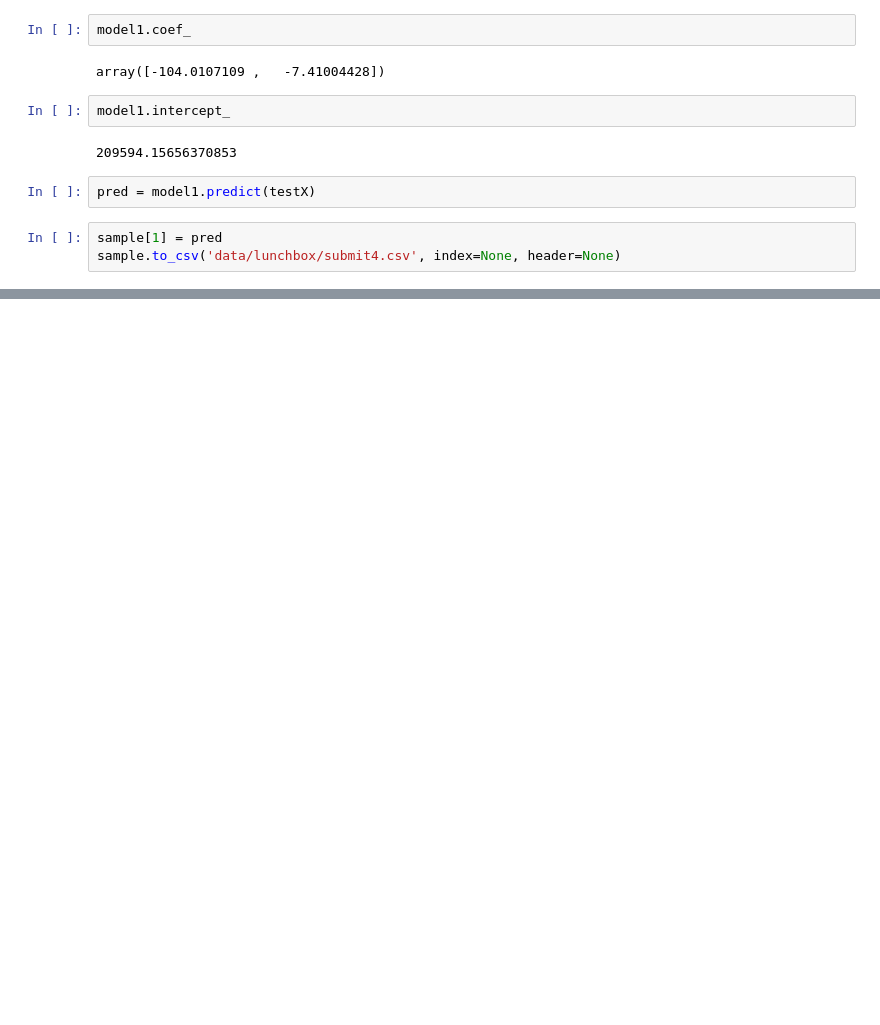
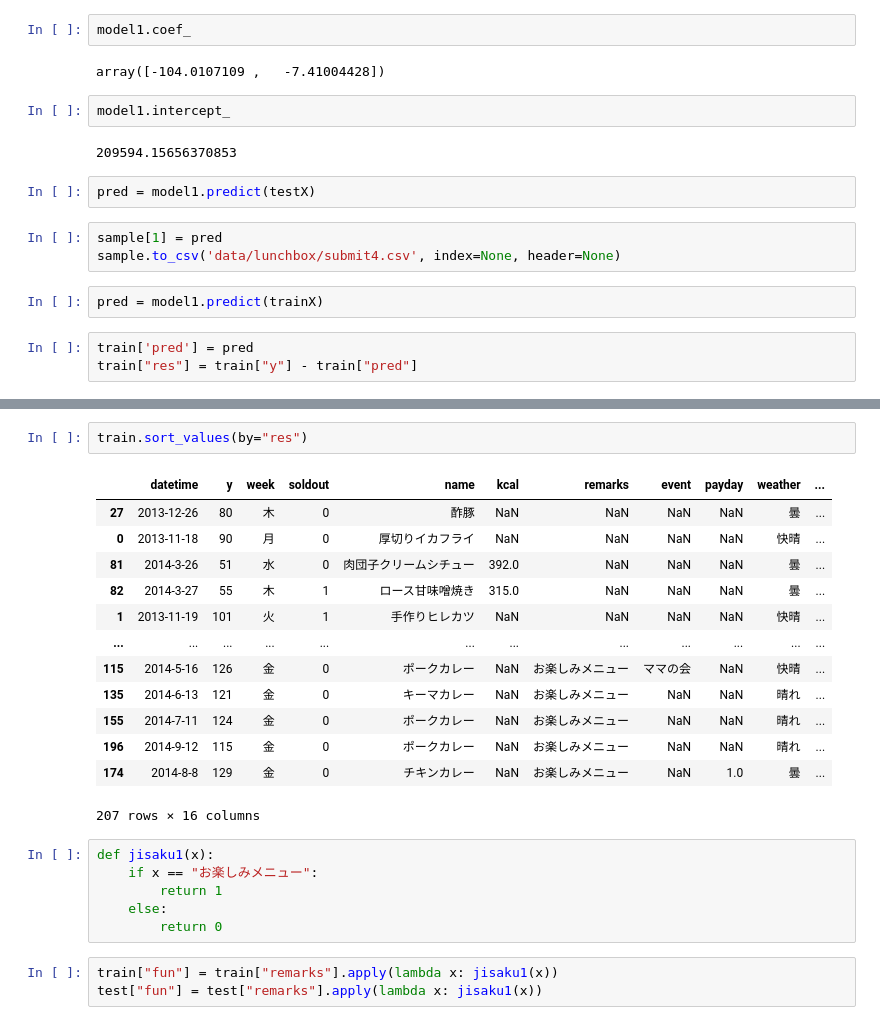
Before and after one commit to 02tYasui/data_science_practice, a Jupyter notebook: feature_value.ipynb, the cells around one changed output, grey strips where cells are left out. Saved outputs shown, nothing was run; the diff lists cells and outputs as text; blank space fills up the shorter version.

```diff
--- a/feature_value.ipynb
+++ b/feature_value.ipynb
@@ -109,3 +109,8 @@ pred = model1.predict(testX)
 # %%
 sample[1] = pred
 sample.to_csv('data/lunchbox/submit4.csv', index=None, header=None)
+# %%
+pred = model1.predict(trainX)
+# %%
+train['pred'] = pred
+train["res"] = train["y"] - train["pred"]
@@ -111,0 +126,25 @@ sample.to_csv('data/lunchbox/submit4.csv', index=None, header=None)
+# %%
+train.sort_values(by="res")
+# %% [output]
+|  | datetime | y | week | soldout | name | kcal | remarks | event | payday | weather | ... |
+| 27 | 2013-12-26 | 80 | 木 | 0 | 酢豚 | NaN | NaN | NaN | NaN | 曇 | ... |
+| 0 | 2013-11-18 | 90 | 月 | 0 | 厚切りイカフライ | NaN | NaN | NaN | NaN | 快晴 | ... |
+| 81 | 2014-3-26 | 51 | 水 | 0 | 肉団子クリームシチュー | 392.0 | NaN | NaN | NaN | 曇 | ... |
+| 82 | 2014-3-27 | 55 | 木 | 1 | ロース甘味噌焼き | 315.0 | NaN | NaN | NaN | 曇 | ... |
+| 1 | 2013-11-19 | 101 | 火 | 1 | 手作りヒレカツ | NaN | NaN | NaN | NaN | 快晴 | ... |
+| ... | ... | ... | ... | ... | ... | ... | ... | ... | ... | ... | ... |
+| 115 | 2014-5-16 | 126 | 金 | 0 | ポークカレー | NaN | お楽しみメニュー | ママの会 | NaN | 快晴 | ... |
+| 135 | 2014-6-13 | 121 | 金 | 0 | キーマカレー | NaN | お楽しみメニュー | NaN | NaN | 晴れ | ... |
+| 155 | 2014-7-11 | 124 | 金 | 0 | ポークカレー | NaN | お楽しみメニュー | NaN | NaN | 晴れ | ... |
+| 196 | 2014-9-12 | 115 | 金 | 0 | ポークカレー | NaN | お楽しみメニュー | NaN | NaN | 晴れ | ... |
+| 174 | 2014-8-8 | 129 | 金 | 0 | チキンカレー | NaN | お楽しみメニュー | NaN | 1.0 | 曇 | ... |
+207 rows × 16 columns
+# %%
+def jisaku1(x):
+    if x == "お楽しみメニュー":
+        return 1
+    else:
+        return 0
+# %%
+train["fun"] = train["remarks"].apply(lambda x: jisaku1(x))
+test["fun"] = test["remarks"].apply(lambda x: jisaku1(x))
```
Also changed, not shown: parts of 8 cells of this notebook, 4 other files.
